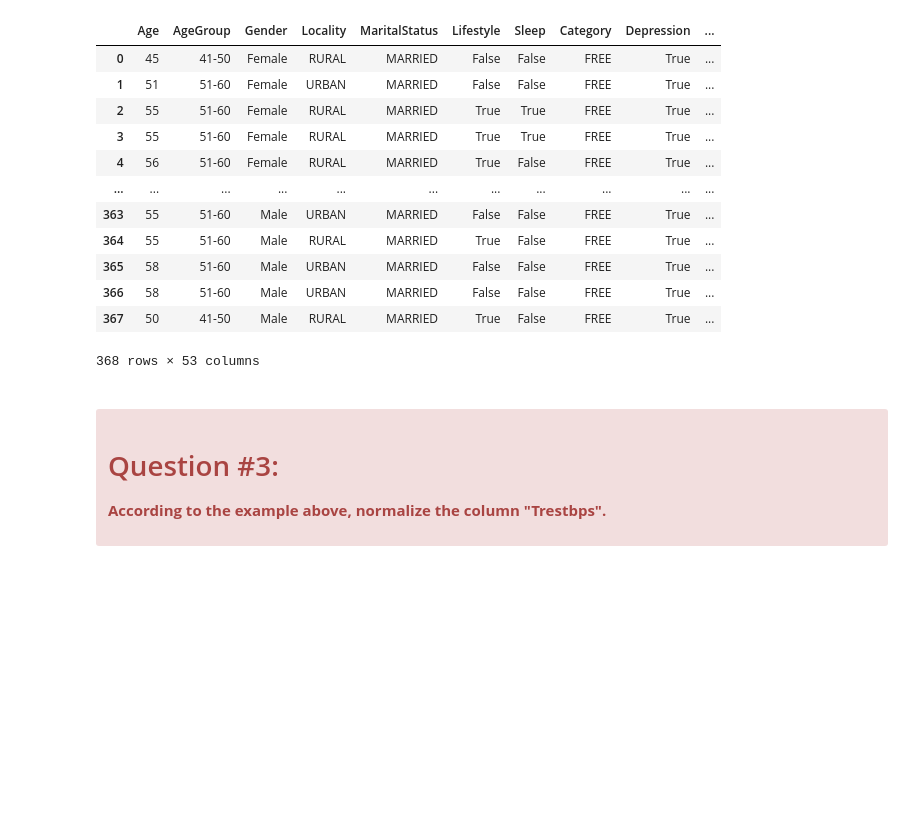
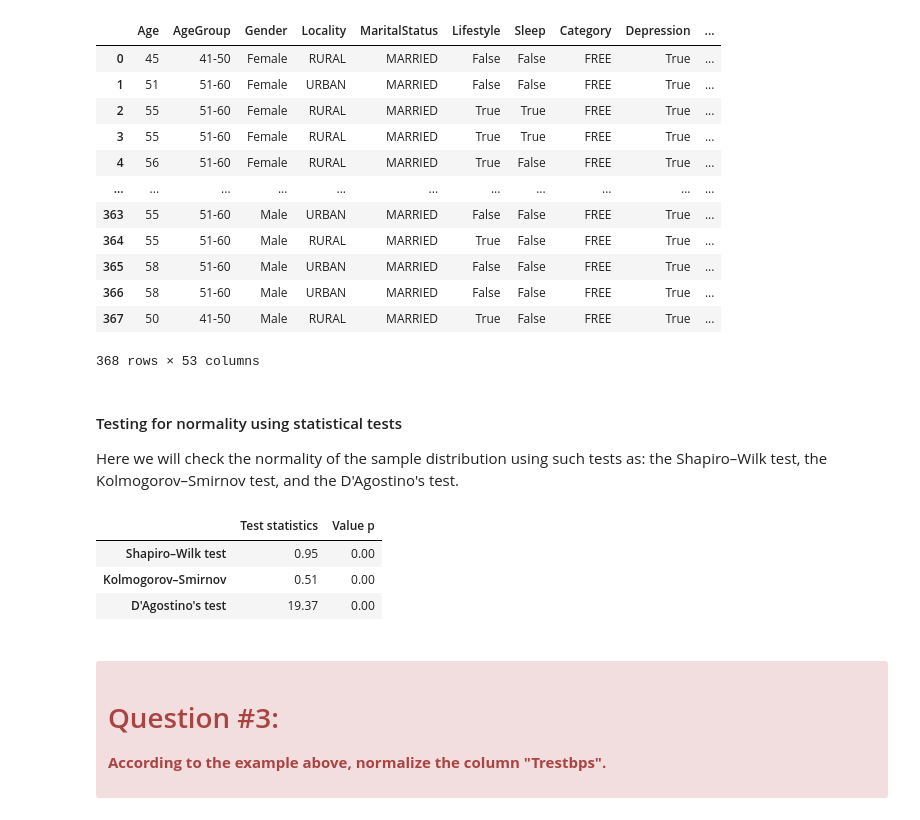
Before and after one commit to vyklyuk/Health_Care_Data_Analysis, a Jupyter notebook: Bohdan Kuno/lab2/Kuno_Bohdan_Lab2.ipynb, the cells around one changed output. Drawn from its saved outputs; the diff is of its cells as text; code cells hidden in the pictures; blank space fills up the shorter version.

```diff
--- a/Bohdan Kuno/lab2/Kuno_Bohdan_Lab2.ipynb
+++ b/Bohdan Kuno/lab2/Kuno_Bohdan_Lab2.ipynb
@@ -605,6 +603,25 @@ df
 | 366 | 58 | 51-60 | Male | URBAN | MARRIED | False | False | FREE | True | ... |
 | 367 | 50 | 41-50 | Male | RURAL | MARRIED | True | False | FREE | True | ... |
 368 rows × 53 columns
+# %% [markdown]
+<h4>Testing for normality using statistical tests</h4>
+<p>Here we will check the normality of the sample distribution using such tests as: the Shapiro–Wilk test, the Kolmogorov–Smirnov test, and the D'Agostino's test.</p>
+# %%
+import scipy.stats as stats
+values = df["BP"]
+
+results = {
+    "Shapiro–Wilk test" : stats.shapiro(values),
+    "Kolmogorov–Smirnov" : stats.kstest(values, "norm"),
+    "D'Agostino's test" : stats.normaltest(values)
+}
+
+pd.DataFrame.from_dict(results, orient = "index", columns = ["Test statistics", "Value p"])
+# %% [output]
+|  | Test statistics | Value p |
+| Shapiro–Wilk test | 0.95 | 0.00 |
+| Kolmogorov–Smirnov | 0.51 | 0.00 |
+| D'Agostino's test | 19.37 | 0.00 |
 # %% [markdown]
 <div class="alert alert-danger alertdanger" style="margin-top: 20px">
 <h1> Question #3: </h1>
```
Also changed, not shown: parts of 15 cells of this notebook.
